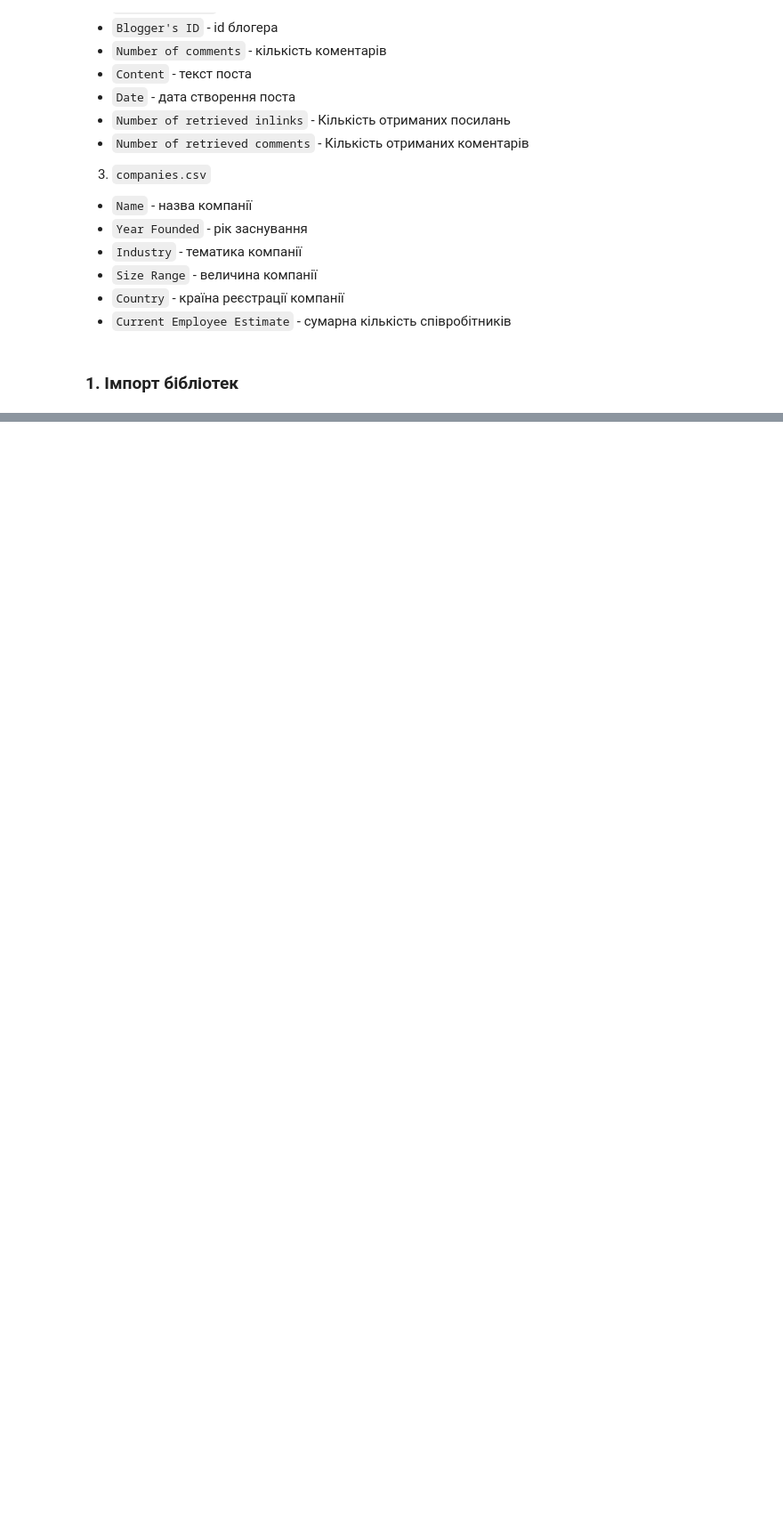
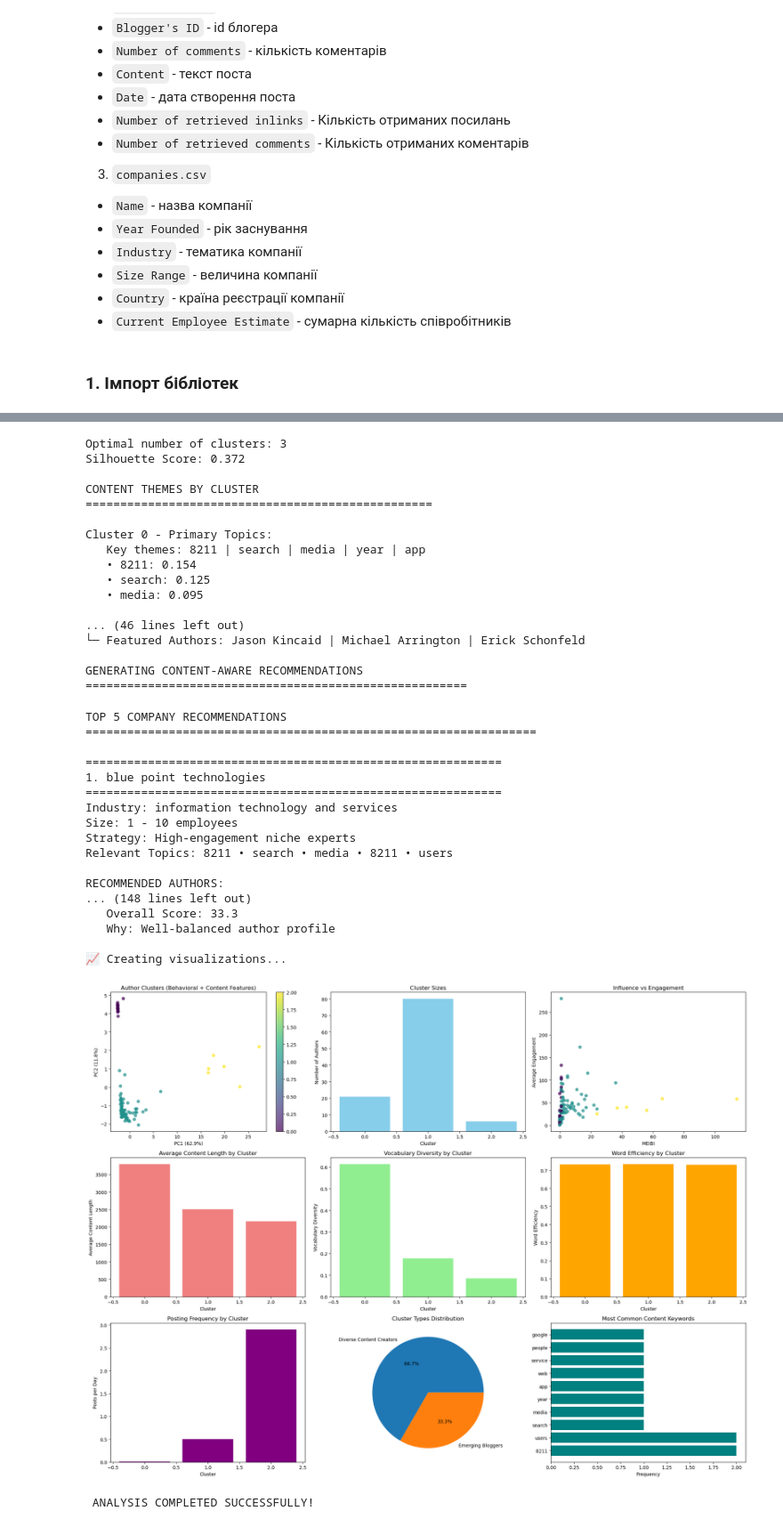
Before and after one commit to LiubovRev/Blogger_Analysis_Project, a Jupyter notebook: test_task.ipynb, the cells around one changed output, grey strips where cells are left out. Shown at 89% size. Cells and saved outputs as stored; diff of their text form; code cells hidden in the pictures; blank space fills up the shorter version.

```diff
--- a/test_task.ipynb
+++ b/test_task.ipynb
@@ -140,14 +64,0 @@ dtype: int64
-# %%
-print("\n=== 1. Підготовка даних... ===")
-authors_df, companies_df, posts_df, authors_posts_df = prepare_data(authors_df, companies_df, posts_df)
-
-print("\n=== 2. Створення розширених ознак... ===")
-enhanced_df = create_enhanced_features(authors_posts_df)
-
-clustering_features = [
-     'influence_quality_ratio',
-    'avg_engagement', 'consistency', 'productivity', 'posting_frequency'
-]
-# 'word_efficiency', 'meibi', 'meibix',
-print("\n=== 3. Кластеризація блогерів... ===")
-clustered_df, model, X_scaled, labels, scaler = enhanced_clustering(enhanced_df, clustering_features)
@@ -183,3 +64,0 @@ final_df, topic_keywords = analyze_content_topics(clustered_df)
-# %%
-print("\n=== 5. Детальний аналіз кластерів... ===")
-cluster_analysis = analyze_clusters_detailed(final_df)
@@ -238,7 +64,0 @@ cluster_analysis = analyze_clusters_detailed(final_df)
-# %%
-print("\n=== 6. Створення рекомендацій... ===")
-recommendations = intelligent_recommendation_system(
-    companies_df, final_df, cluster_analysis, topic_keywords
-)
-print("\n=== 7. Візуалізація результатів... ===")
-create_visualizations(final_df, X_scaled, labels, cluster_analysis)
@@ -351,0 +120,3 @@ Name: average_number_of_words_in_posts, dtype: float64
+# %%
+run_enhanced_analysis(authors_df, companies_df, posts_df)
+# %% [output]
@@ -351,0 +137,36 @@ Name: average_number_of_words_in_posts, dtype: float64
+Optimal number of clusters: 3
+Silhouette Score: 0.372
+
+CONTENT THEMES BY CLUSTER
+==================================================
+
+Cluster 0 - Primary Topics:
+   Key themes: 8211 | search | media | year | app
+   • 8211: 0.154
+   • search: 0.125
+   • media: 0.095
+
+... (46 lines left out)
+└─ Featured Authors: Jason Kincaid | Michael Arrington | Erick Schonfeld
+
+GENERATING CONTENT-AWARE RECOMMENDATIONS
+=======================================================
+TOP 5 COMPANY RECOMMENDATIONS
+=================================================================
+
+============================================================
+1. blue point technologies
+============================================================
+Industry: information technology and services
+Size: 1 - 10 employees
+Strategy: High-engagement niche experts
+Relevant Topics: 8211 • search • media • 8211 • users
+
+RECOMMENDED AUTHORS:
+... (148 lines left out)
+   Overall Score: 33.3
+   Why: Well-balanced author profile
+
+📈 Creating visualizations...
+[figure, added]
+ ANALYSIS COMPLETED SUCCESSFULLY!
```
Also changed, not shown: parts of 24 cells of this notebook, 1 other file.
